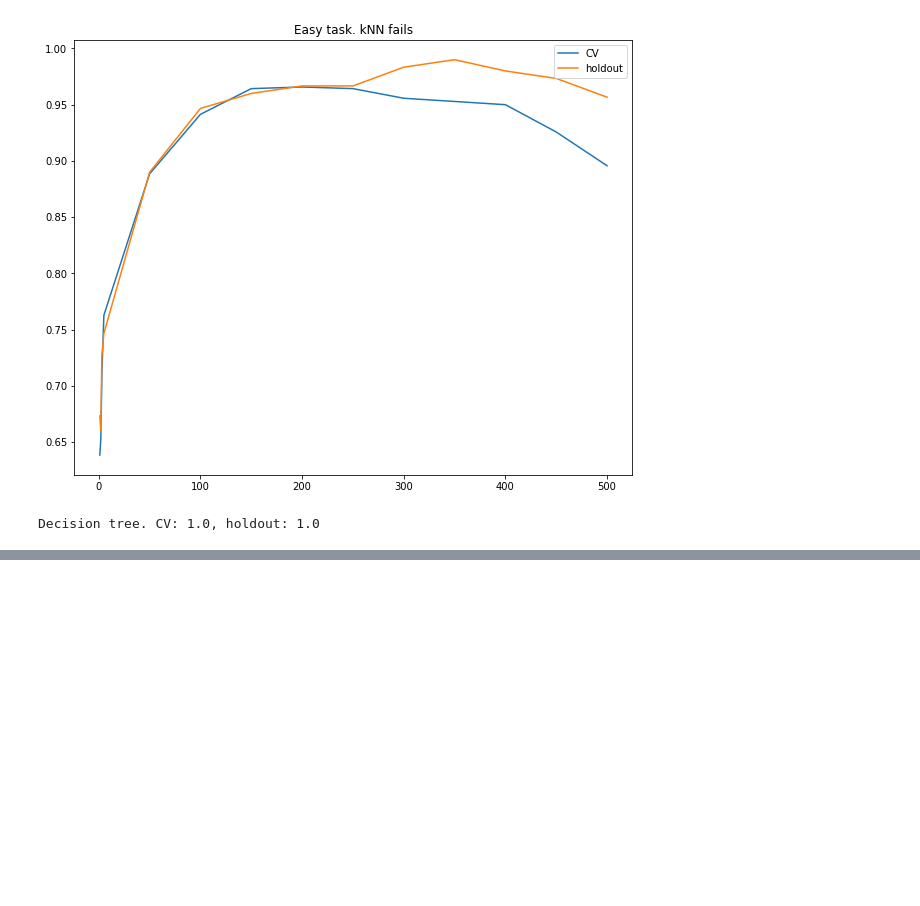
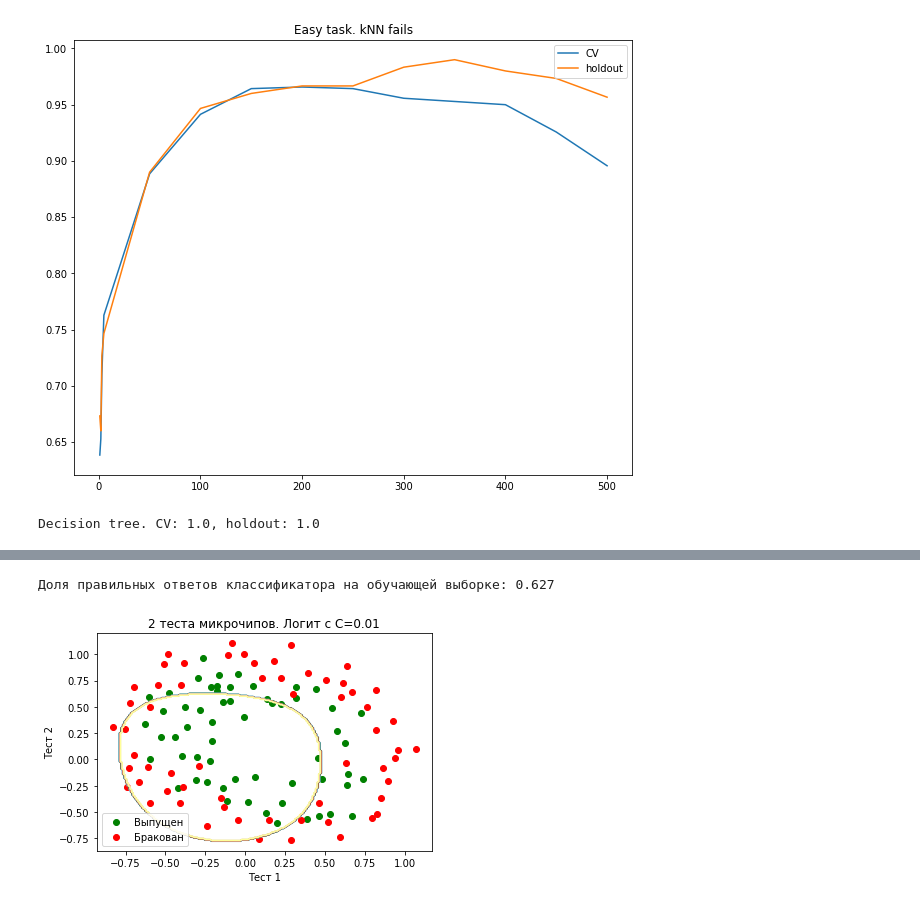
Before and after one commit to alfir-v10/RushODS_old, a Jupyter notebook: RUSH_ODS.ipynb, the cells around one changed output, grey strips where cells are left out. Saved outputs shown, nothing was run; the diff lists cells and outputs as text; code cells hidden in the pictures; blank space fills up the shorter version.

```diff
--- a/RUSH_ODS.ipynb
+++ b/RUSH_ODS.ipynb
@@ -1802,0 +1888,17 @@ Decision tree. CV: 1.0, holdout: 1.0
+# %%
+def plot_boundary(clf, X, y, grid_step=0.01, poly_featurizer=None):
+    x_min, x_max = X[:, 0].min() - 0.1, X[:, 0].max() + 0.1
+    y_min, y_max = X[:, 1].min() - 0.1, X[:, 1].max() + 0.1
+    xx, yy = np.meshgrid(
+        np.arange(x_min, x_max, grid_step), np.arange(y_min, y_max, grid_step)
+    )
+
+    # каждой точке в сетке [x_min, m_max]x[y_min, y_max]
+    # ставим в соответствие свой цвет
+    Z = clf.predict(poly_featurizer.transform(np.c_[xx.ravel(), yy.ravel()]))
+    Z = Z.reshape(xx.shape)
+    plt.contour(xx, yy, Z, cmap=plt.cm.Paired)
+# %%
+poly = PolynomialFeatures(degree=7)
+X_poly = poly.fit_transform(X)
+X_poly.shape
@@ -1802,0 +1923,21 @@ Decision tree. CV: 1.0, holdout: 1.0
+# %%
+from numpy import random
+C = 1e-2
+logit = LogisticRegression(C=C, n_jobs=-1, random_state = 17)
+logit.fit(X_poly, y)
+plot_boundary(logit, X, y, grid_step=0.01, poly_featurizer=poly)
+
+plt.scatter(X[y == 1, 0], X[y == 1, 1], c="green", label="Выпущен")
+plt.scatter(X[y == 0, 0], X[y == 0, 1], c="red", label="Бракован")
+plt.xlabel("Тест 1")
+plt.ylabel("Тест 2")
+plt.title("2 теста микрочипов. Логит с C=0.01")
+plt.legend()
+
+print(
+    "Доля правильных ответов классификатора на обучающей выборке:",
+    round(logit.score(X_poly, y), 3),
+)
+# %% [output]
+Доля правильных ответов классификатора на обучающей выборке: 0.627
+[figure, added]
```
Also changed, not shown: parts of 63 cells of this notebook.
